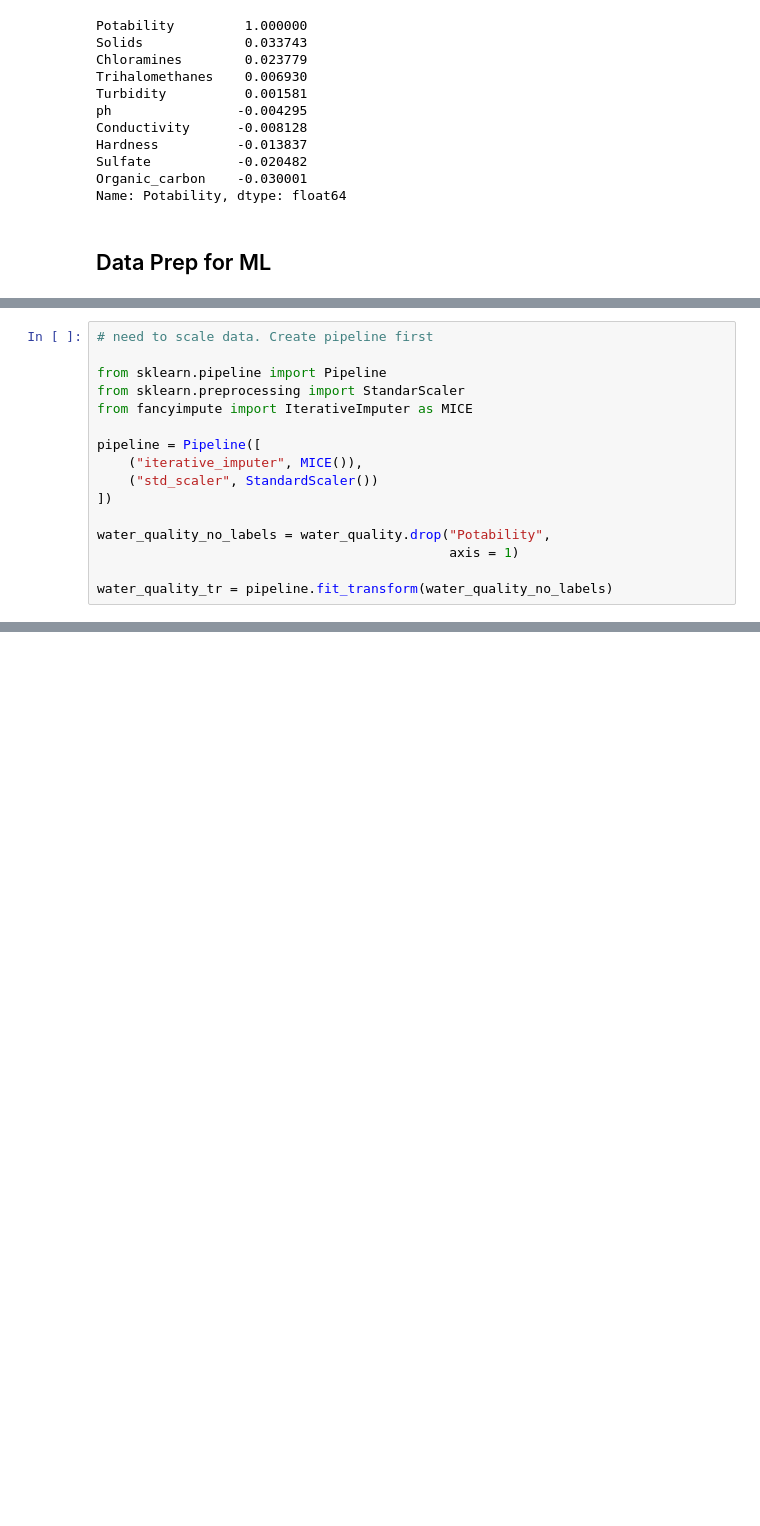
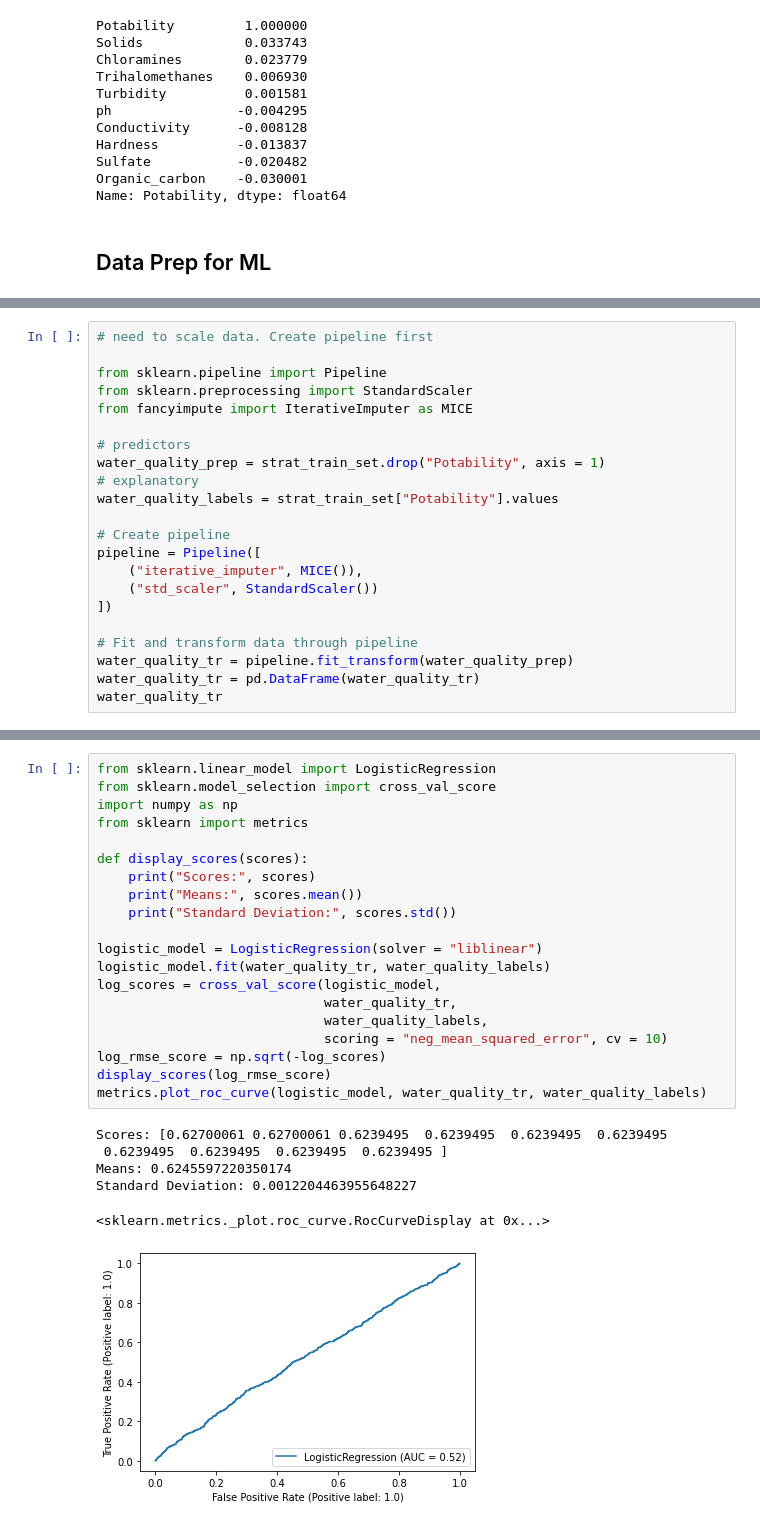
Before and after one commit to lloydhamilton/tensorflow_oreily, a Jupyter notebook: water_quality.ipynb, the cells around one changed output, grey strips where cells are left out. Cells and saved outputs as stored; diff of their text form; blank space fills up the shorter version.

```diff
--- a/water_quality.ipynb
+++ b/water_quality.ipynb
@@ -202,16 +197,22 @@ water_quality_labels = strat_train_set["Potability"].copy
 # need to scale data. Create pipeline first
 
 from sklearn.pipeline import Pipeline
-from sklearn.preprocessing import StandarScaler
+from sklearn.preprocessing import StandardScaler
 from fancyimpute import IterativeImputer as MICE
 
+# predictors
+water_quality_prep = strat_train_set.drop("Potability", axis = 1)
+# explanatory
+water_quality_labels = strat_train_set["Potability"].values
+
+# Create pipeline
 pipeline = Pipeline([
     ("iterative_imputer", MICE()),
     ("std_scaler", StandardScaler())
 ])
 
-water_quality_no_labels = water_quality.drop("Potability",
-                                             axis = 1)
-
-water_quality_tr = pipeline.fit_transform(water_quality_no_labels)
+# Fit and transform data through pipeline
+water_quality_tr = pipeline.fit_transform(water_quality_prep)
+water_quality_tr = pd.DataFrame(water_quality_tr)
+water_quality_tr
 # %% [output]
@@ -218,0 +234,27 @@ ImportError: cannot import name 'StandarScaler' from 'sklearn.preprocessing' (/U
+# %%
+from sklearn.linear_model import LogisticRegression
+from sklearn.model_selection import cross_val_score
+import numpy as np
+from sklearn import metrics
+
+def display_scores(scores):
+    print("Scores:", scores)
+    print("Means:", scores.mean())
+    print("Standard Deviation:", scores.std())
+
+logistic_model = LogisticRegression(solver = "liblinear")
+logistic_model.fit(water_quality_tr, water_quality_labels)
+log_scores = cross_val_score(logistic_model,
+                             water_quality_tr,
+                             water_quality_labels,
+                             scoring = "neg_mean_squared_error", cv = 10)
+log_rmse_score = np.sqrt(-log_scores)
+display_scores(log_rmse_score)
+metrics.plot_roc_curve(logistic_model, water_quality_tr, water_quality_labels)
+# %% [output]
+Scores: [0.62700061 0.62700061 0.6239495  0.6239495  0.6239495  0.6239495
+ 0.6239495  0.6239495  0.6239495  0.6239495 ]
+Means: 0.6245597220350174
+Standard Deviation: 0.0012204463955648227
+<sklearn.metrics._plot.roc_curve.RocCurveDisplay at 0x...>
+[figure, added]
```
Also changed, not shown: parts of 14 cells of this notebook.
